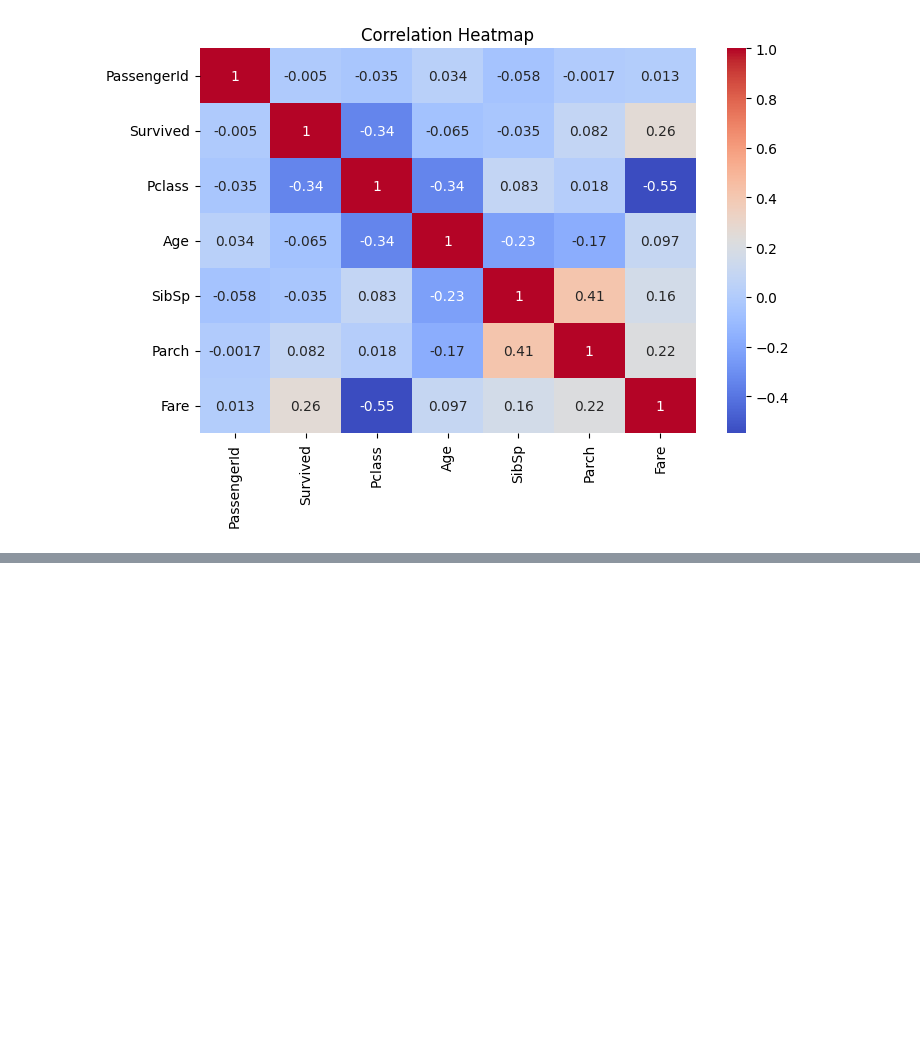
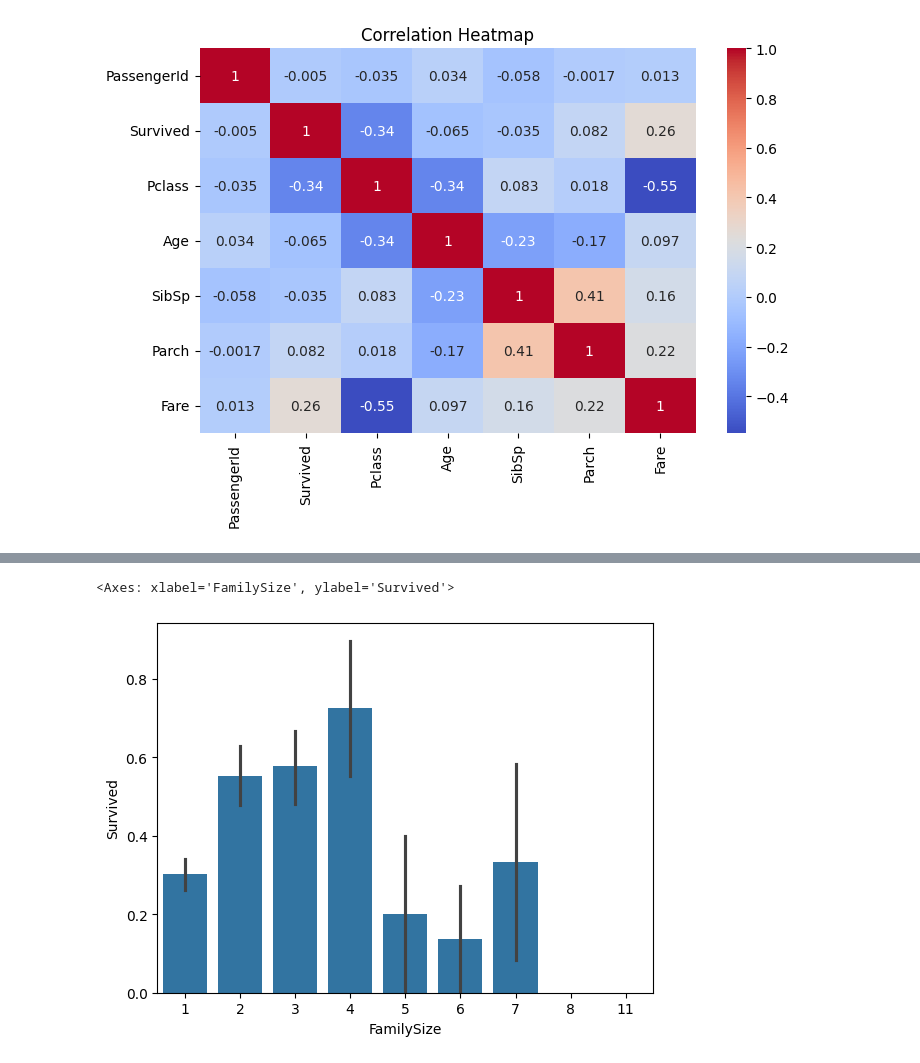
Before and after one commit to nishanganiga12/titanic_ml_project, a Jupyter notebook: Titanic_ML_project.ipynb, the cells around one changed output, grey strips where cells are left out. Cells and saved outputs as stored; diff of their text form; code cells hidden in the pictures; blank space fills up the shorter version.

```diff
--- a/Titanic_ML_project.ipynb
+++ b/Titanic_ML_project.ipynb
@@ -200,0 +217,6 @@ plt.show()
+# %%
+titanic['FamilySize'] = titanic['SibSp'] + titanic['Parch'] + 1
+sns.barplot(x='FamilySize', y='Survived', data=titanic)
+# %% [output]
+<Axes: xlabel='FamilySize', ylabel='Survived'>
+[figure, added]
```
Also changed, not shown: parts of 3 cells of this notebook.
